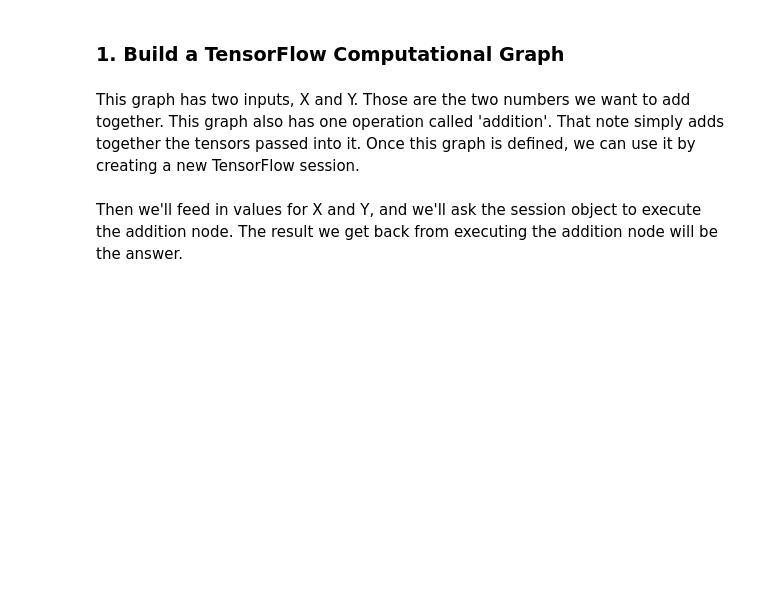
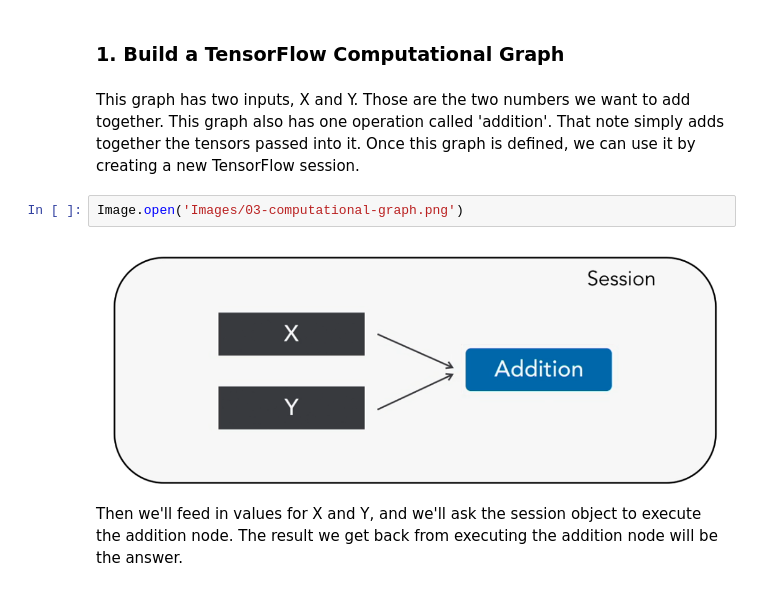
Before and after one commit to davidtnly/DeepLearning, a Jupyter notebook: 02-deep-learning-course/04-tensorflow-deployment/01-tensorflow-overview.ipynb, the cells around one changed output. Saved outputs shown, nothing was run; the diff lists cells and outputs as text; blank space fills up the shorter version.

```diff
--- a/02-deep-learning-course/04-tensorflow-deployment/01-tensorflow-overview.ipynb
+++ b/02-deep-learning-course/04-tensorflow-deployment/01-tensorflow-overview.ipynb
@@ -127,6 +142,10 @@ To make new predictions, all we need are the nodes that make up the neural netwo
 ### 1. Build a TensorFlow Computational Graph
 # %% [markdown]
 This graph has two inputs, X and Y. Those are the two numbers we want to add together. This graph also has one operation called 'addition'. That note simply adds together the tensors passed into it. Once this graph is defined, we can use it by creating a new TensorFlow session.
+# %%
+Image.open('Images/03-computational-graph.png')
+# %% [output]
+[figure, added]
 # %% [markdown]
 Then we'll feed in values for X and Y, and we'll ask the session object to execute the addition node. The result we get back from executing the addition node will be the answer.
 # %%
```
Also changed, not shown: parts of 8 cells of this notebook, 15 other files.
